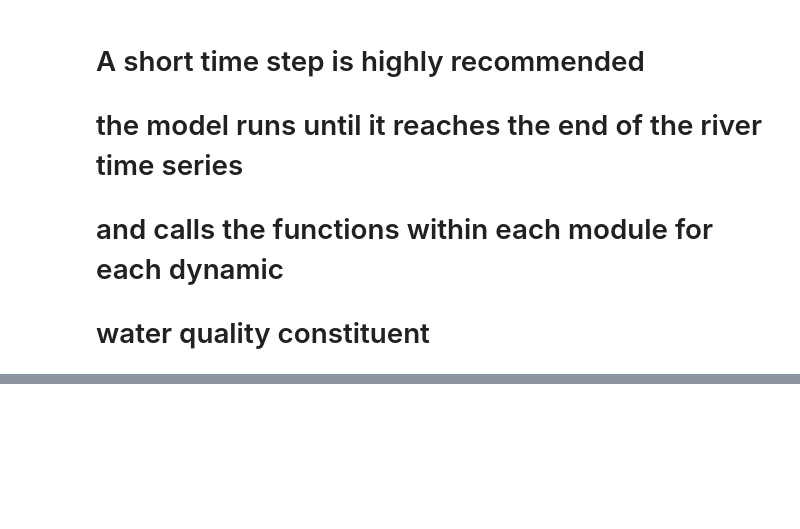
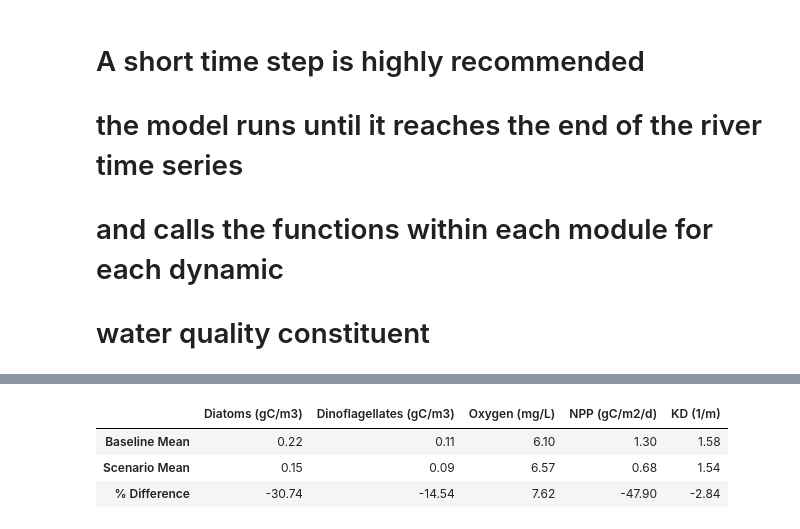
Before and after one commit to bclark805/pyICM, a Jupyter notebook: code/MAIN_NOTEBOOK.ipynb, the cells around one changed output, grey strips where cells are left out. Drawn from its saved outputs; the diff is of its cells as text; code cells hidden in the pictures; blank space fills up the shorter version.

```diff
--- a/code/MAIN_NOTEBOOK.ipynb
+++ b/code/MAIN_NOTEBOOK.ipynb
@@ -704,7 +706,7 @@ DO2 = np.zeros(mylen)
 DO2[0] = 10.0
 
 # temp var for DON remineralization
-MNLDON = 0.0
+MNLDON = 0.01
 
 # set up an array for KD, PAR, and NP_Total to collect and pass back to main
 # from the light attenuation function
@@ -982,23 +995,28 @@ print('Next we can test a custom scenario that examines other potential ecosyste
 # %%
 pd.set_option('display.max_rows', None)
 pd.set_option('display.max_columns', None)
 pd.set_option('display.width', None)
 # pd.set_option('display.max_colwidth', -1)
 #Now compile all of the statistics into a pandas dataframe for display,
 # stats_df=stats_df.round(4)
 pd.set_option('display.precision', 2)
 # just simple statistics for now
-ColumnLabels=['Diatoms (g C $m^{-3})$','Dinoflagellates (g C $m^{-3})$','Oxygen (mg $L^{-1})$','NPP (g $m^{-2})$ $d^{-1})$','KD ($m^{-1})$']
+ColumnLabels=['Diatoms (gC/m3)','Dinoflagellates (gC/m3)','Oxygen (mg/L)','NPP (gC/m2/d)','KD (1/m)']
 RowLabels=['Baseline Mean','Scenario Mean','% Difference']
 #make an array that we can pile in the data
 Stats_Data=np.transpose(np.array([Diatom_Stats,Dino_Stats ,O2_Stats ,NPP_Stats ,KD_Stats]))
 # Stats_Data.append([Diatom_Stats,Dino_Stats,O2_Stats,NPP_Stats,KD_Stats])
 #convert to a dataframe for display
 stats_df=pd.DataFrame(Stats_Data,columns=ColumnLabels)
 stats_df.index=RowLabels
 # stats_df.append(Stats_Data)
 # stats_df.DataFrame()
 display(stats_df)
+# %% [output]
+|  | Diatoms (gC/m3) | Dinoflagellates (gC/m3) | Oxygen (mg/L) | NPP (gC/m2/d) | KD (1/m) |
+| Baseline Mean | 0.22 | 0.11 | 6.10 | 1.30 | 1.58 |
+| Scenario Mean | 0.15 | 0.09 | 6.57 | 0.68 | 1.54 |
+| % Difference | -30.74 | -14.54 | 7.62 | -47.90 | -2.84 |
 # %%
 ############*********************###################
 #
```
Also changed, not shown: parts of 13 cells of this notebook.
